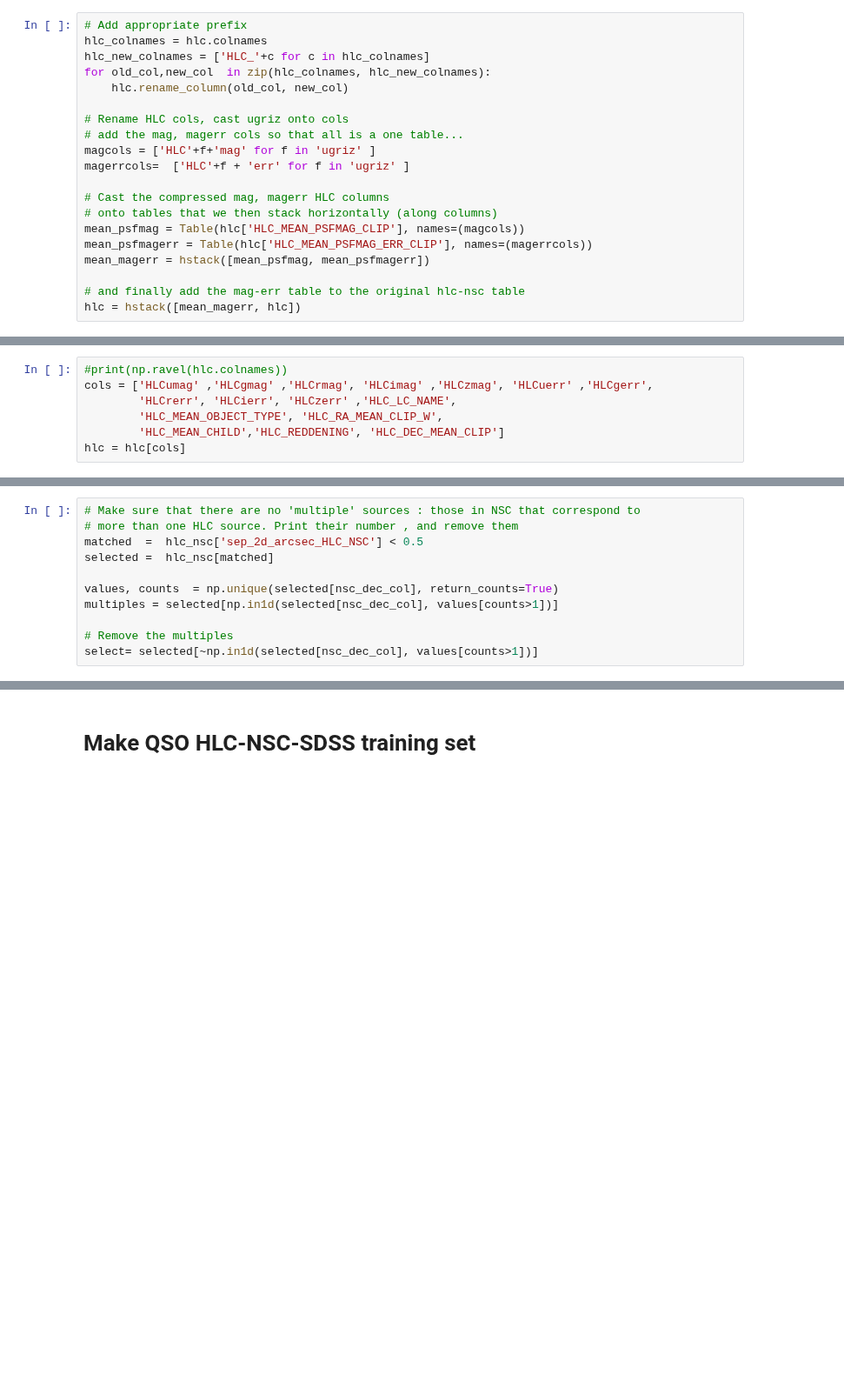
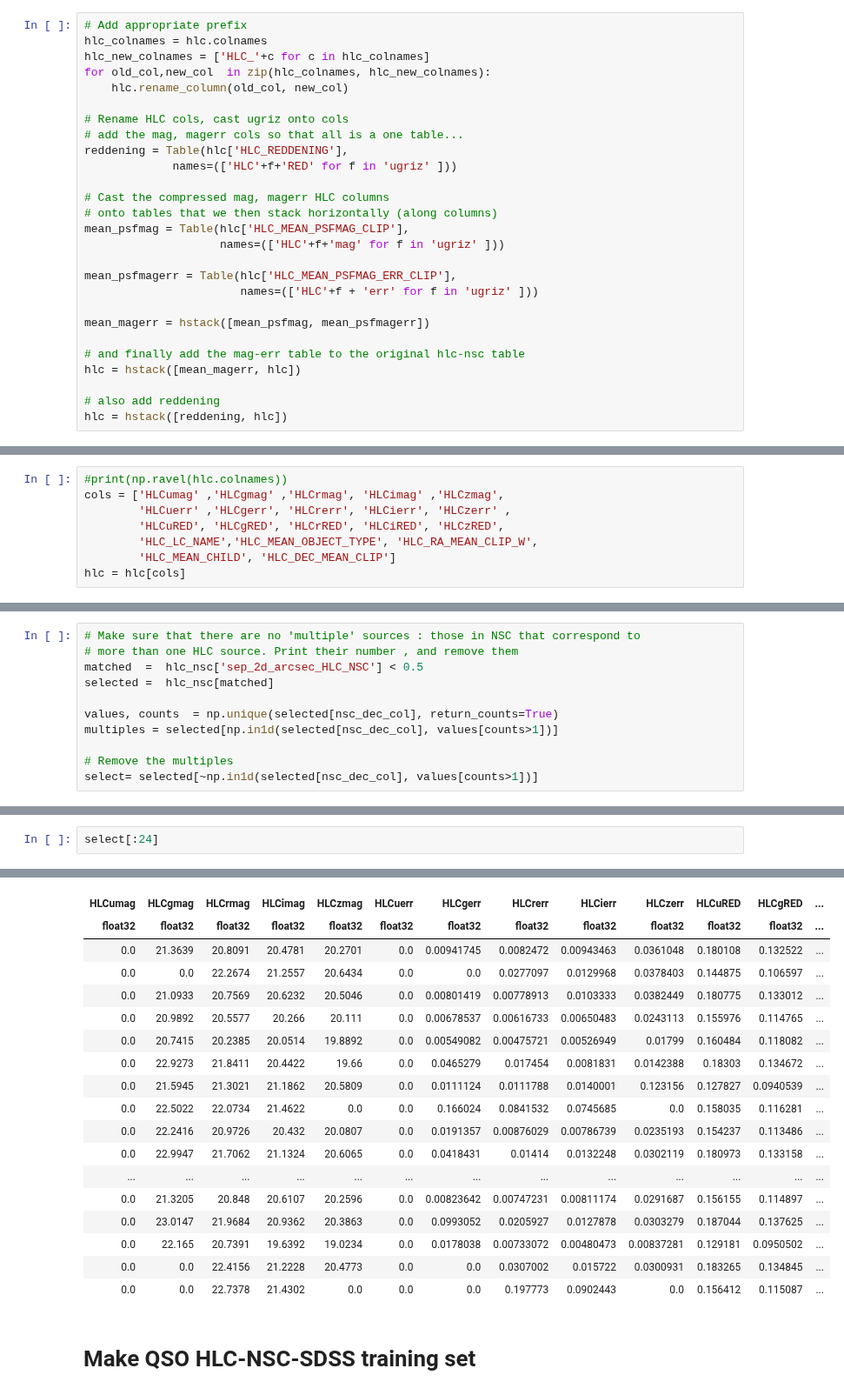
Before and after one commit to dirac-institute/uw-astr598-w18, a Jupyter notebook: homeworks/group2/HW4_save_catalogs.ipynb, the cells around one changed output, grey strips where cells are left out. Shown at 87% size. Drawn from its saved outputs; the diff is of its cells as text; blank space fills up the shorter version.

Commit message:
added HLC reddening cols to hlc_nsc catalog

```diff
--- a/homeworks/group2/HW4_save_catalogs.ipynb
+++ b/homeworks/group2/HW4_save_catalogs.ipynb
@@ -104,25 +106,33 @@ for old_col,new_col  in zip(hlc_colnames, hlc_new_colnames):
 
 # Rename HLC cols, cast ugriz onto cols
 # add the mag, magerr cols so that all is a one table...
-magcols = ['HLC'+f+'mag' for f in 'ugriz' ]
-magerrcols=  ['HLC'+f + 'err' for f in 'ugriz' ]
+reddening = Table(hlc['HLC_REDDENING'],
+             names=(['HLC'+f+'RED' for f in 'ugriz' ]))
 
 # Cast the compressed mag, magerr HLC columns
 # onto tables that we then stack horizontally (along columns)
-mean_psfmag = Table(hlc['HLC_MEAN_PSFMAG_CLIP'], names=(magcols))
-mean_psfmagerr = Table(hlc['HLC_MEAN_PSFMAG_ERR_CLIP'], names=(magerrcols))
+mean_psfmag = Table(hlc['HLC_MEAN_PSFMAG_CLIP'],
+                    names=(['HLC'+f+'mag' for f in 'ugriz' ]))
+
+mean_psfmagerr = Table(hlc['HLC_MEAN_PSFMAG_ERR_CLIP'],
+                       names=(['HLC'+f + 'err' for f in 'ugriz' ]))
+
 mean_magerr = hstack([mean_psfmag, mean_psfmagerr])
 
 # and finally add the mag-err table to the original hlc-nsc table
 hlc = hstack([mean_magerr, hlc])
+
+# also add reddening
+hlc = hstack([reddening, hlc])
 # %% [markdown]
 Select only needed columns for cross-matching ...
 # %%
 #print(np.ravel(hlc.colnames))
-cols = ['HLCumag' ,'HLCgmag' ,'HLCrmag', 'HLCimag' ,'HLCzmag', 'HLCuerr' ,'HLCgerr',
-        'HLCrerr', 'HLCierr', 'HLCzerr' ,'HLC_LC_NAME',
-        'HLC_MEAN_OBJECT_TYPE', 'HLC_RA_MEAN_CLIP_W',
-        'HLC_MEAN_CHILD','HLC_REDDENING', 'HLC_DEC_MEAN_CLIP']
+cols = ['HLCumag' ,'HLCgmag' ,'HLCrmag', 'HLCimag' ,'HLCzmag',
+        'HLCuerr' ,'HLCgerr', 'HLCrerr', 'HLCierr', 'HLCzerr' ,
+        'HLCuRED', 'HLCgRED', 'HLCrRED', 'HLCiRED', 'HLCzRED',
+        'HLC_LC_NAME','HLC_MEAN_OBJECT_TYPE', 'HLC_RA_MEAN_CLIP_W',
+        'HLC_MEAN_CHILD', 'HLC_DEC_MEAN_CLIP']
 hlc = hlc[cols]
 # %% [markdown]
 Note : there is more NSC than HLC sources, so it makes sense to match HLC to NSC ( in the hope that every HLC source would have a match within more numerous NSC catalog ).
@@ -206,0 +217,3 @@ Saving the cross-matched catalog ] columns as  hlc_nsc_half_arcsec
+# %%
+select[:24]
+# %% [output]
@@ -207,3 +221,21 @@ Saving the cross-matched catalog ] columns as  hlc_nsc_half_arcsec
+| HLCumag | HLCgmag | HLCrmag | HLCimag | HLCzmag | HLCuerr | HLCgerr | HLCrerr | HLCierr | HLCzerr | HLCuRED | HLCgRED | ... |
+| float32 | float32 | float32 | float32 | float32 | float32 | float32 | float32 | float32 | float32 | float32 | float32 | ... |
+| 0.0 | 21.3639 | 20.8091 | 20.4781 | 20.2701 | 0.0 | 0.00941745 | 0.0082472 | 0.00943463 | 0.0361048 | 0.180108 | 0.132522 | ... |
+| 0.0 | 0.0 | 22.2674 | 21.2557 | 20.6434 | 0.0 | 0.0 | 0.0277097 | 0.0129968 | 0.0378403 | 0.144875 | 0.106597 | ... |
+| 0.0 | 21.0933 | 20.7569 | 20.6232 | 20.5046 | 0.0 | 0.00801419 | 0.00778913 | 0.0103333 | 0.0382449 | 0.180775 | 0.133012 | ... |
+| 0.0 | 20.9892 | 20.5577 | 20.266 | 20.111 | 0.0 | 0.00678537 | 0.00616733 | 0.00650483 | 0.0243113 | 0.155976 | 0.114765 | ... |
+| 0.0 | 20.7415 | 20.2385 | 20.0514 | 19.8892 | 0.0 | 0.00549082 | 0.00475721 | 0.00526949 | 0.01799 | 0.160484 | 0.118082 | ... |
+| 0.0 | 22.9273 | 21.8411 | 20.4422 | 19.66 | 0.0 | 0.0465279 | 0.017454 | 0.0081831 | 0.0142388 | 0.18303 | 0.134672 | ... |
+| 0.0 | 21.5945 | 21.3021 | 21.1862 | 20.5809 | 0.0 | 0.0111124 | 0.0111788 | 0.0140001 | 0.123156 | 0.127827 | 0.0940539 | ... |
+| 0.0 | 22.5022 | 22.0734 | 21.4622 | 0.0 | 0.0 | 0.166024 | 0.0841532 | 0.0745685 | 0.0 | 0.158035 | 0.116281 | ... |
+| 0.0 | 22.2416 | 20.9726 | 20.432 | 20.0807 | 0.0 | 0.0191357 | 0.00876029 | 0.00786739 | 0.0235193 | 0.154237 | 0.113486 | ... |
+| 0.0 | 22.9947 | 21.7062 | 21.1324 | 20.6065 | 0.0 | 0.0418431 | 0.01414 | 0.0132248 | 0.0302119 | 0.180973 | 0.133158 | ... |
+| ... | ... | ... | ... | ... | ... | ... | ... | ... | ... | ... | ... | ... |
+| 0.0 | 21.3205 | 20.848 | 20.6107 | 20.2596 | 0.0 | 0.00823642 | 0.00747231 | 0.00811174 | 0.0291687 | 0.156155 | 0.114897 | ... |
+| 0.0 | 23.0147 | 21.9684 | 20.9362 | 20.3863 | 0.0 | 0.0993052 | 0.0205927 | 0.0127878 | 0.0303279 | 0.187044 | 0.137625 | ... |
+| 0.0 | 22.165 | 20.7391 | 19.6392 | 19.0234 | 0.0 | 0.0178038 | 0.00733072 | 0.00480473 | 0.00837281 | 0.129181 | 0.0950502 | ... |
+| 0.0 | 0.0 | 22.4156 | 21.2228 | 20.4773 | 0.0 | 0.0 | 0.0307002 | 0.015722 | 0.0300931 | 0.183265 | 0.134845 | ... |
+| 0.0 | 0.0 | 22.7378 | 21.4302 | 0.0 | 0.0 | 0.0 | 0.197773 | 0.0902443 | 0.0 | 0.156412 | 0.115087 | ... |
 # %% [markdown]
 # Make QSO HLC-NSC-SDSS training set  <a id='add qso'></a>
 # %% [markdown]
```
Also changed, not shown: parts of 3 cells of this notebook.
